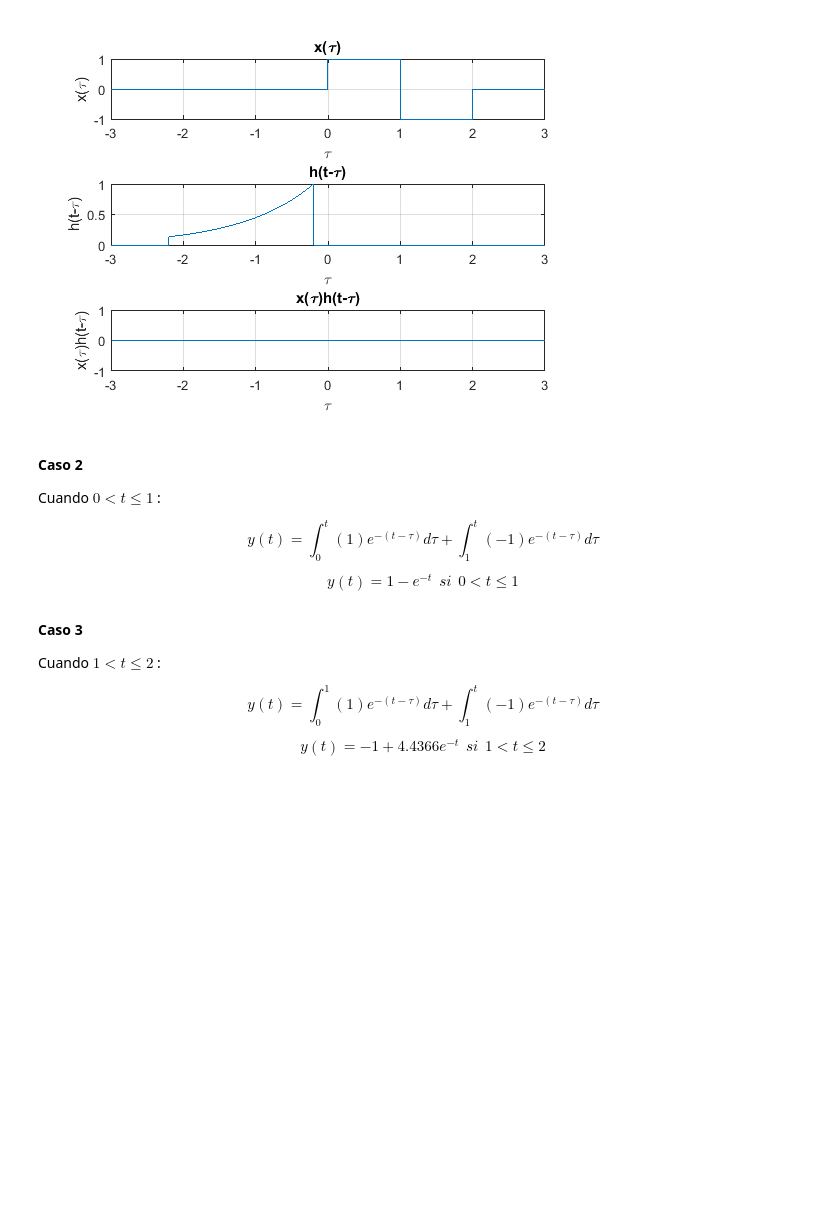
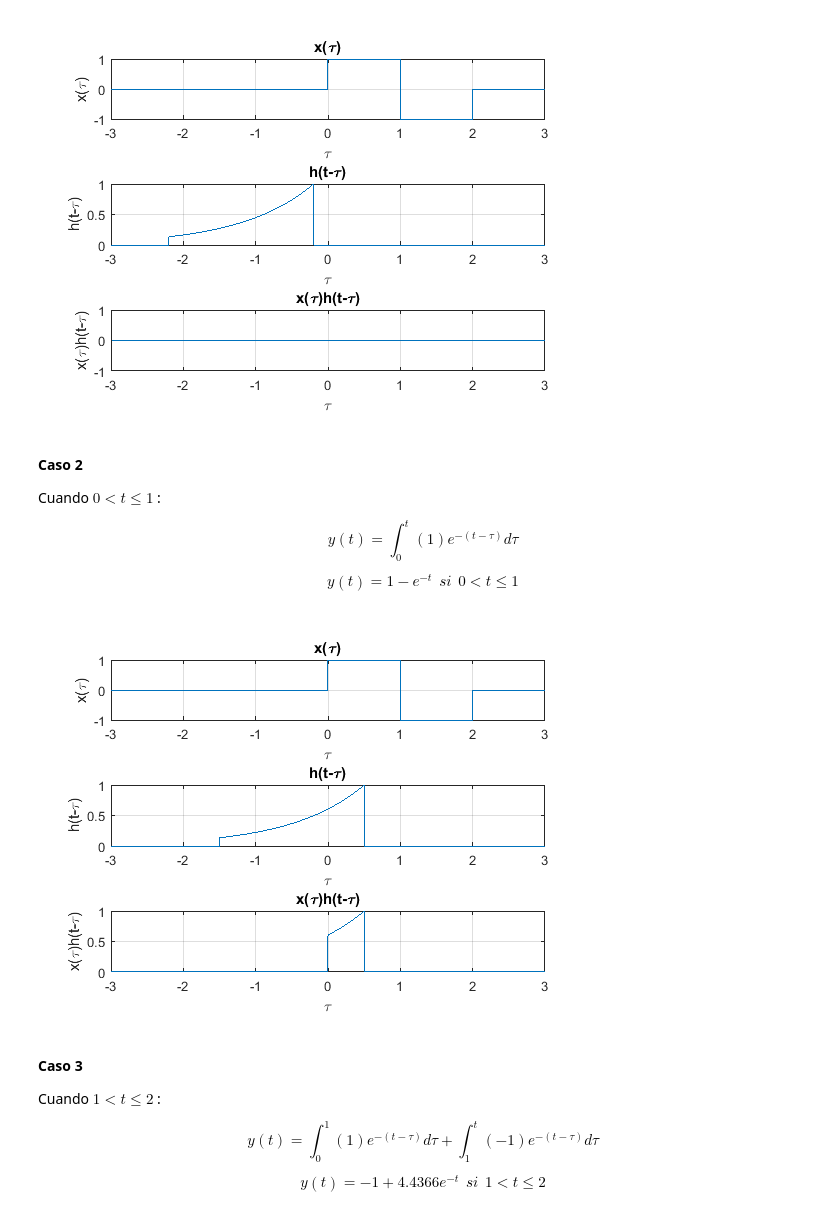
Before and after one commit to LuisGerardo2204/senales_sistemas, a Jupyter notebook: _build/jupyter_execute/Convolucion.ipynb, the cells around one changed output. Cells and saved outputs as stored; diff of their text form; code cells hidden in the pictures; blank space fills up the shorter version.

```diff
--- a/_build/jupyter_execute/Convolucion.ipynb
+++ b/_build/jupyter_execute/Convolucion.ipynb
@@ -269,12 +269,41 @@ grid
 Cuando $0 < t \leq 1$ :
 
 $$
-y(t)=\int^t_0(1)e^{-(t-\tau)}d\tau+\int^t_1(-1)e^{-(t-\tau)}d\tau
+y(t)=\int^t_0(1)e^{-(t-\tau)}d\tau
 $$
 
 $$
 y(t)=1-e^{-t}~~si~~0 < t \leq 1
 $$
+# %%
+figure
+
+subplot(3,1,1)
+plot(t,pt(t))
+xlabel("\tau")
+ylabel("x(\tau)")
+title("x(\tau)")
+set(gca,'fontsize',10);
+grid
+
+subplot(3,1,2)
+plot(-t,ht(t+0.5))
+xlabel("\tau")
+ylabel("h(t-\tau)")
+title("h(t-\tau)")
+set(gca,'fontsize',10);
+grid
+
+
+subplot(3,1,3)
+plot(-t,ht(t+0.5).*pt(-t))
+xlabel("\tau")
+ylabel("x(\tau)h(t-\tau)")
+title("x(\tau)h(t-\tau)")
+set(gca,'fontsize',10);
+grid
+# %% [output]
+[figure, added]
 # %% [markdown]
 **Caso 3**
 
```
Also changed, not shown: parts of 1 cell of this notebook, 37 other files.
